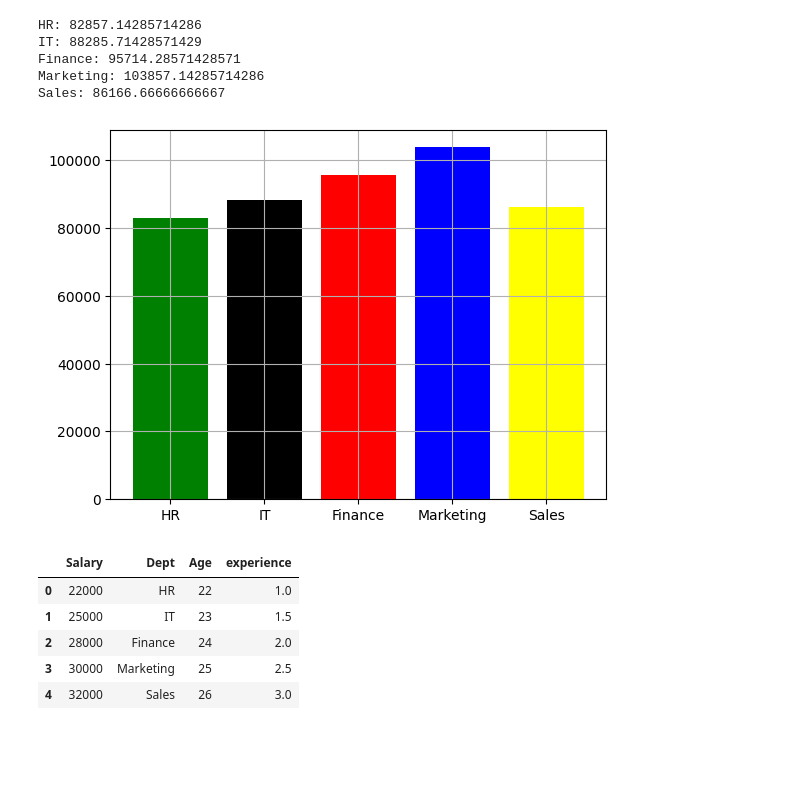
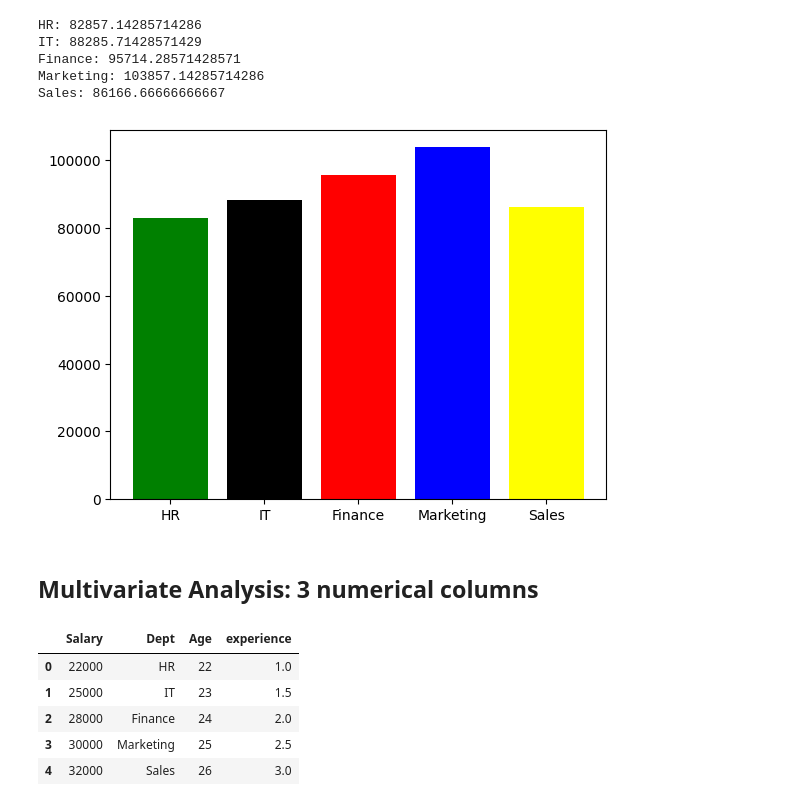
Before and after one commit to PurveshRanpariya/Learning-Matplotlib, a Jupyter notebook: Matplotlib.ipynb, the cells around one changed output. Cells and saved outputs as stored; diff of their text form; code cells hidden in the pictures; blank space fills up the shorter version.

```diff
--- a/Matplotlib.ipynb
+++ b/Matplotlib.ipynb
@@ -345,8 +415,10 @@ Marketing: 103857.14285714286
 Sales: 86166.66666666667
 # %%
 plt.bar(["HR", "IT", "Finance","Marketing","Sales"], [hr_mean, it_mean, finance_mean,marketing_mean, sales_mean], color = ["green", "black", "red" ,"blue" , "yellow"])
-plt.grid()
+
 plt.show()
 # %% [output]
-[figure, old version]
+[figure, new version]
+# %% [markdown]
+## Multivariate Analysis: 3 numerical columns
 # %%
```
Also changed, not shown: parts of 22 cells of this notebook, 1 other file.
